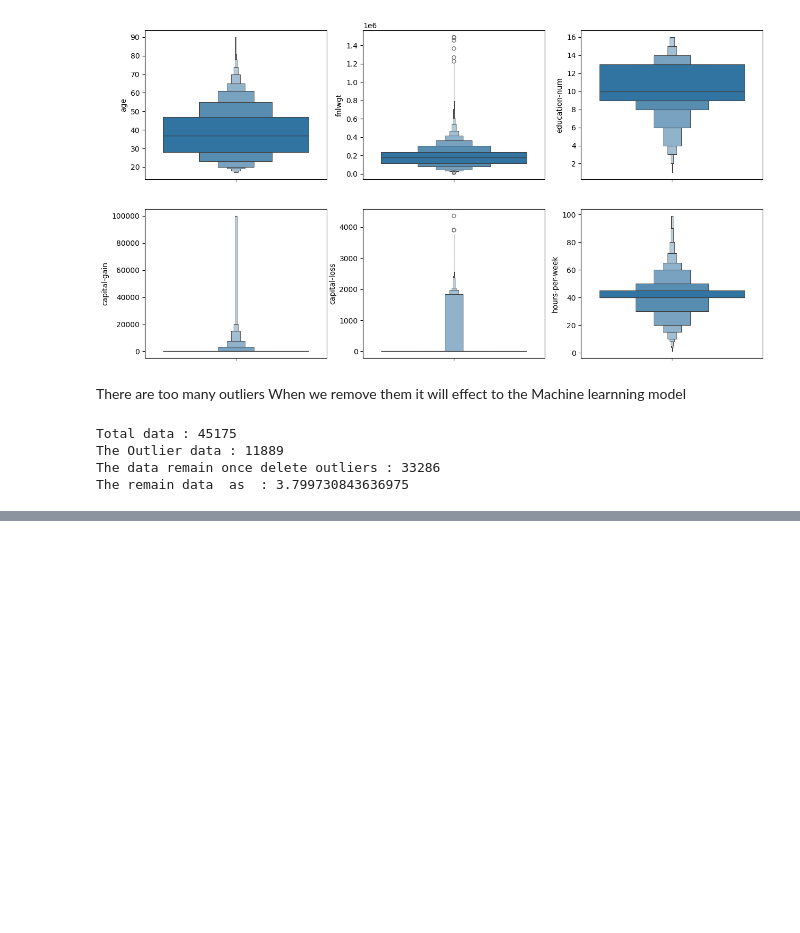
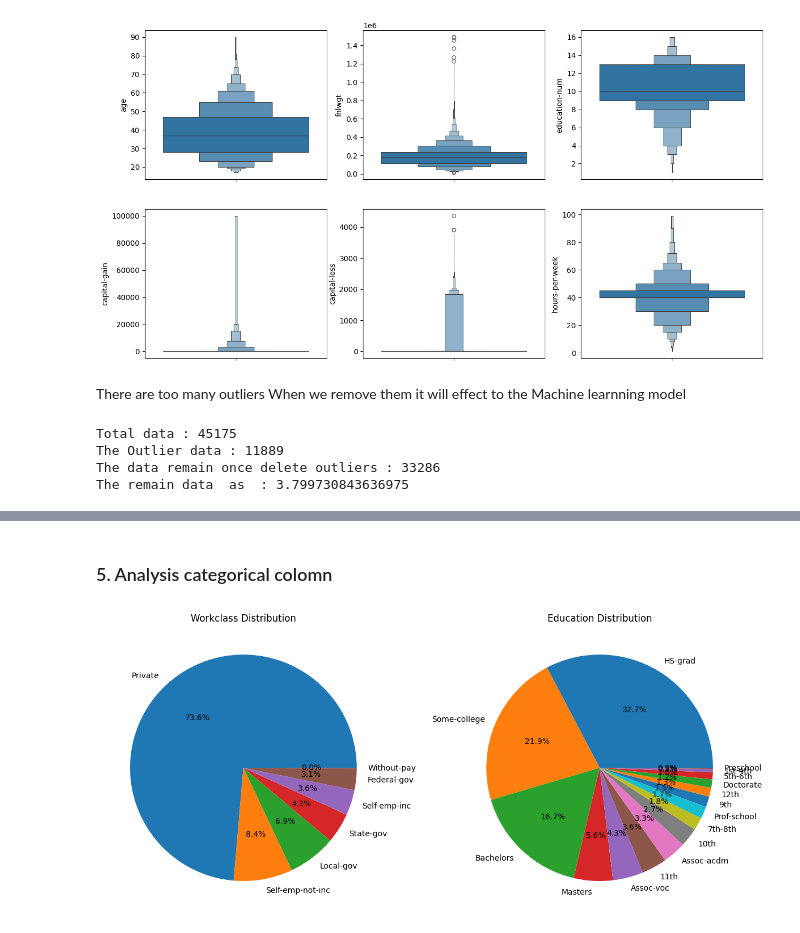
Before and after one commit to nadukayomal/predict-adult-income, a Jupyter notebook: EDA/1_cleanning.ipynb, the cells around one changed output, grey strips where cells are left out. Cells and saved outputs as stored; diff of their text form; code cells hidden in the pictures; blank space fills up the shorter version.

```diff
--- a/EDA/1_cleanning.ipynb
+++ b/EDA/1_cleanning.ipynb
@@ -215,0 +252,19 @@ The remain data  as  : 3.799730843636975
+# %% [markdown]
+### 5. Analysis categorical colomn
+# %%
+fig, ax = plt.subplots(1, 2, figsize=(12, 6))
+
+# Workclass
+df_cp['workclass'].value_counts().plot(kind='pie',ax=ax[0], autopct='%1.1f%%')
+ax[0].set_title('Workclass Distribution')
+ax[0].set_ylabel('')
+
+# Education
+df_cp['education'].value_counts().plot(kind='pie',ax=ax[1], autopct='%1.1f%%')
+ax[1].set_title('Education Distribution')
+ax[1].set_ylabel('')
+
+plt.tight_layout()
+plt.show()
+# %% [output]
+[figure, added]
```
Also changed, not shown: parts of 18 cells of this notebook.
